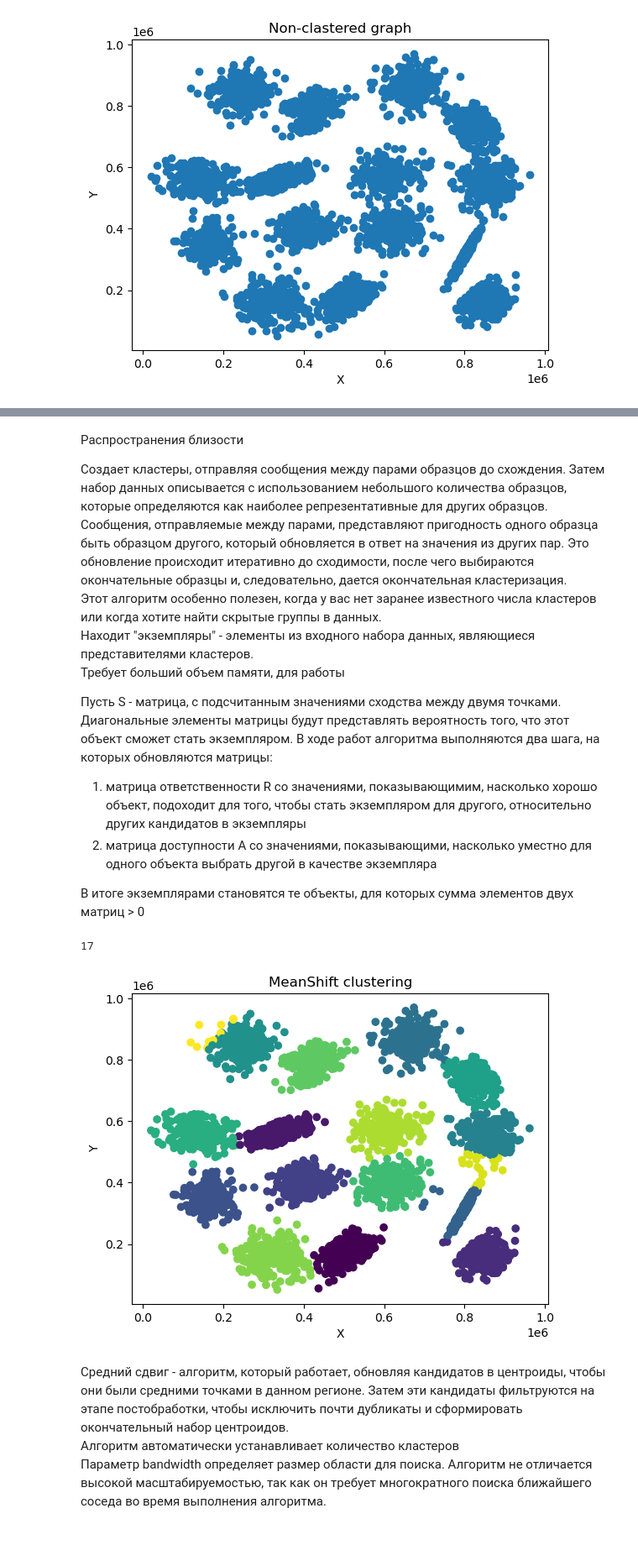
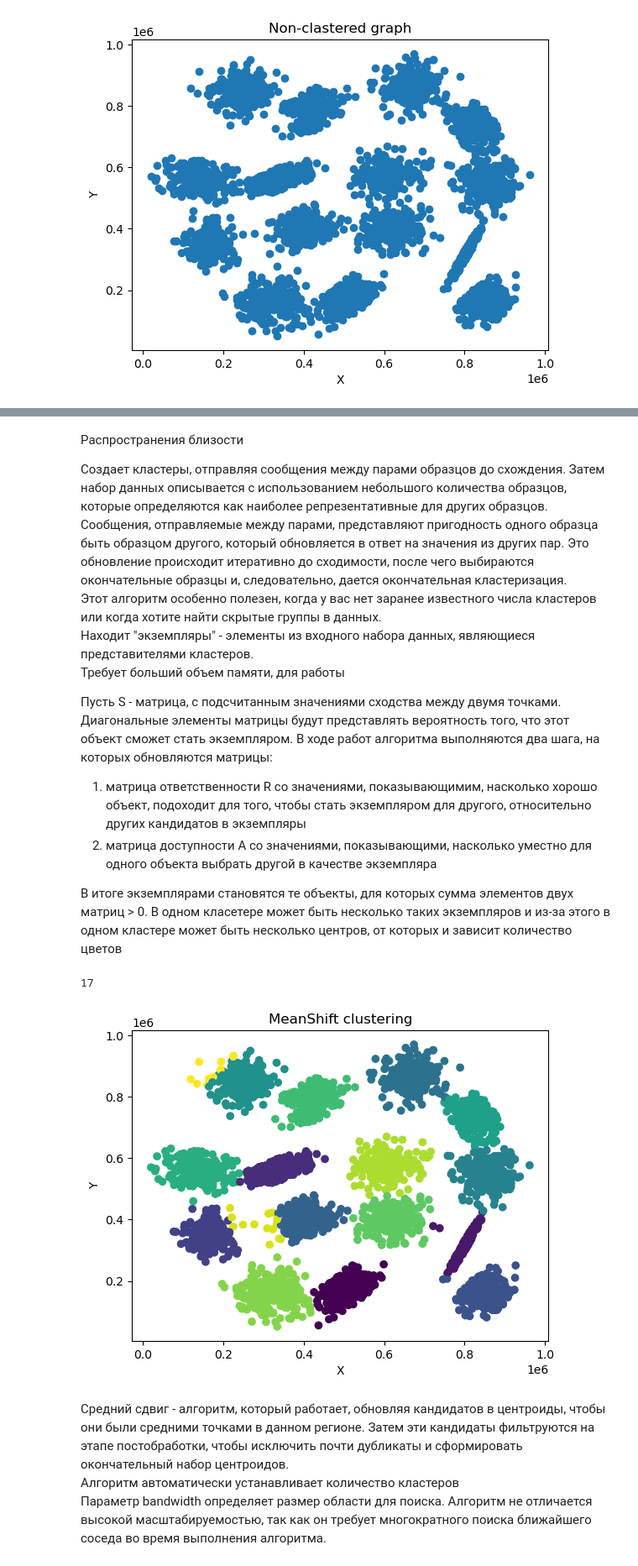
Before and after one commit to ArinaFedotova/APL.lab3, a Jupyter notebook: lab3.ipynb, the cells around one changed output, grey strips where cells are left out. Shown at 84% size. Saved outputs shown, nothing was run; the diff lists cells and outputs as text; code cells hidden in the pictures; blank space fills up the shorter version.

```diff
--- a/lab3.ipynb
+++ b/lab3.ipynb
@@ -78,21 +79,21 @@ plt.show()
 1) матрица ответственности R со значениями, показывающимим, насколько хорошо объект, подоходит для того, чтобы стать экземпляром для другого, относительно других кандидатов в экземпляры
 2) матрица доступности A со значениями, показывающими, насколько уместно для одного объекта выбрать другой в качестве экземпляра
 
-В итоге экземплярами становятся те объекты, для которых сумма элементов двух матриц > 0
+В итоге экземплярами становятся те объекты, для которых сумма элементов двух матриц > 0. В одном класетере может быть несколько таких экземпляров и из-за этого в одном кластере может быть несколько центров, от которых и зависит количество цветов
 # %%
-meanshift = MeanShift(bandwidth = 51043).fit(s1)
+meanshift = MeanShift(bandwidth = 46043).fit(s1)
 
 plt.scatter(x, y, c=meanshift.labels_)
 n_clusters_ = len(meanshift.cluster_centers_ )
 print(n_clusters_)
 
 plt.title('MeanShift clustering')
 plt.xlabel('X')
 plt.ylabel('Y')
 plt.show()
 # %% [output]
 17
-[figure, old version]
+[figure, new version]
 # %% [markdown]
 Средний сдвиг - алгоритм, который работает, обновляя кандидатов в центроиды, чтобы они были средними точками в данном регионе. Затем эти кандидаты фильтруются на этапе постобработки, чтобы исключить почти дубликаты и сформировать окончательный набор центроидов.
 Алгоритм автоматически устанавливает количество кластеров
```
Also changed, not shown: parts of 7 cells of this notebook.
